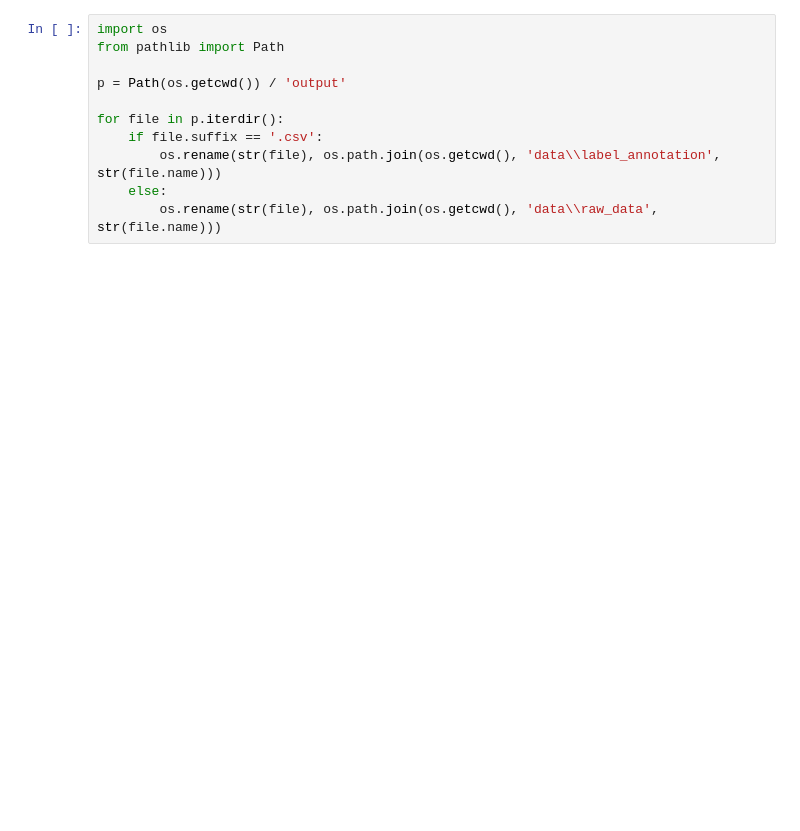
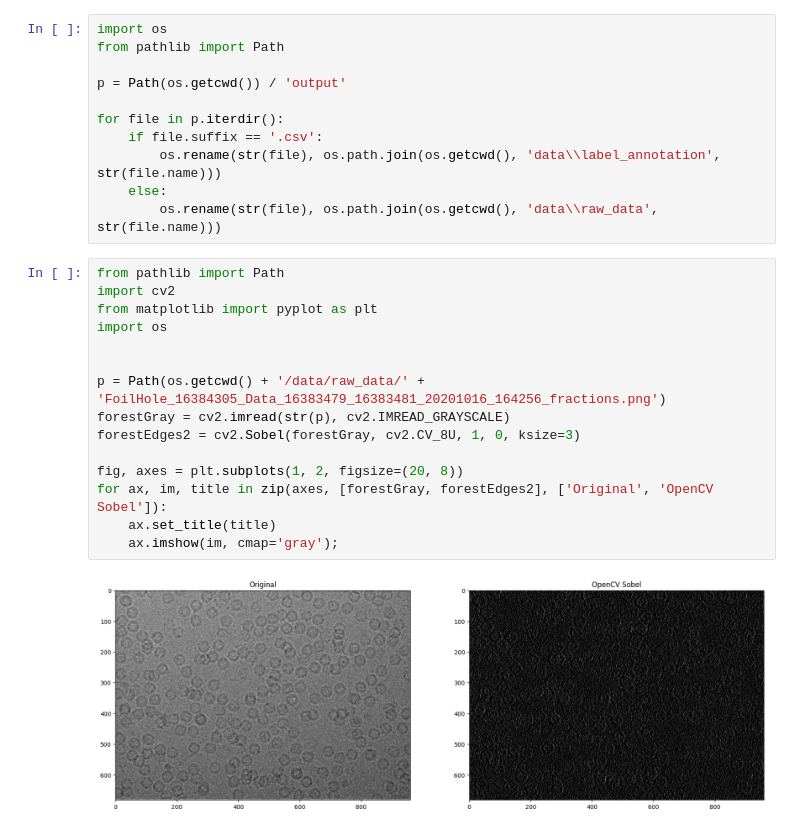
Before and after one commit to Joac1137/cryo-em_classification, a Jupyter notebook: experiments.ipynb, the cells around one changed output. Drawn from its saved outputs; the diff is of its cells as text; blank space fills up the shorter version.

```diff
--- a/experiments.ipynb
+++ b/experiments.ipynb
@@ -81,3 +81,20 @@ for file in p.iterdir():
         os.rename(str(file), os.path.join(os.getcwd(), 'data\\label_annotation', str(file.name)))
     else:
         os.rename(str(file), os.path.join(os.getcwd(), 'data\\raw_data', str(file.name)))
+# %%
+from pathlib import Path
+import cv2
+from matplotlib import pyplot as plt
+import os
+
+
+p = Path(os.getcwd() + '/data/raw_data/' + 'FoilHole_16384305_Data_16383479_16383481_20201016_164256_fractions.png')
+forestGray = cv2.imread(str(p), cv2.IMREAD_GRAYSCALE)
+forestEdges2 = cv2.Sobel(forestGray, cv2.CV_8U, 1, 0, ksize=3)
+
+fig, axes = plt.subplots(1, 2, figsize=(20, 8))
+for ax, im, title in zip(axes, [forestGray, forestEdges2], ['Original', 'OpenCV Sobel']):
+    ax.set_title(title)
+    ax.imshow(im, cmap='gray');
+# %% [output]
+[figure, added]
```
Also changed, not shown: parts of 4 cells of this notebook, 2 other files.
